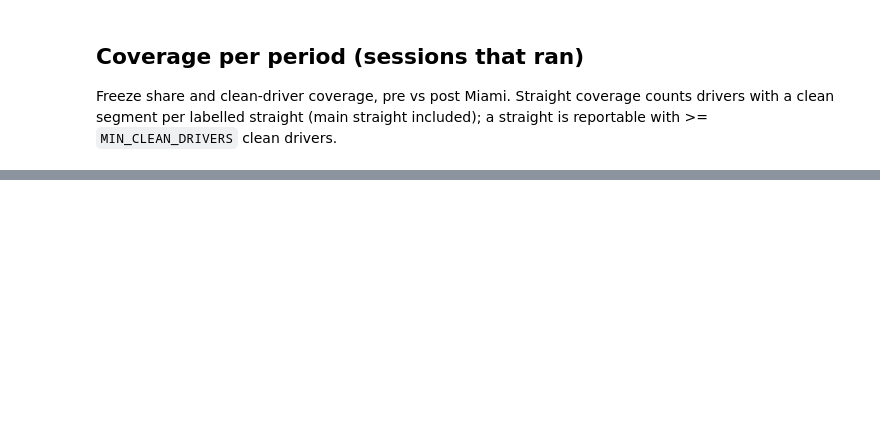
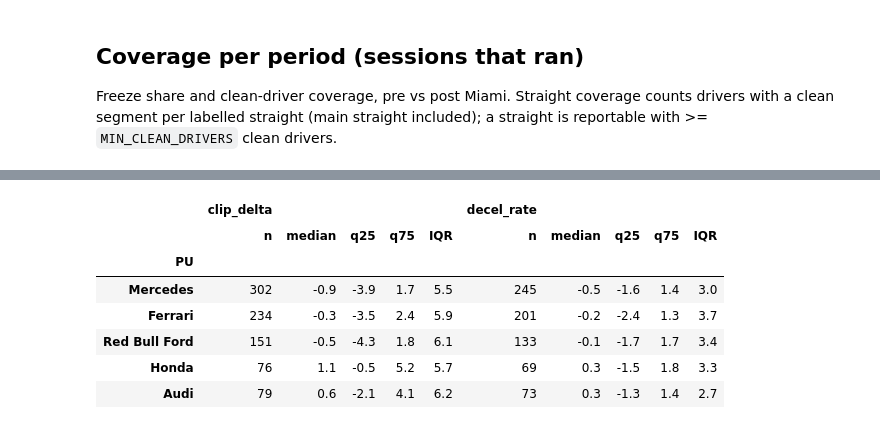
Before and after one commit to see7ien/Flat-Out, a Jupyter notebook: 02_season.ipynb, the cells around one changed output, grey strips where cells are left out. Cells and saved outputs as stored; diff of their text form; code cells hidden in the pictures; blank space fills up the shorter version.

```diff
--- a/02_season.ipynb
+++ b/02_season.ipynb
@@ -182,0 +172,31 @@ by_period.round(1)
+# %%
+seg = pd.concat([pd.read_csv(next(OUT.glob(f"{r.Round:02d}_*_segments.csv"))).assign(Round=r.Round, Event=r.Event, Period=r.Period)
+                 for r in season_qc[ok].itertuples()], ignore_index=True)
+seg["Straight"] = (seg.Round.map("{:02d}".format) + " " + seg.Event.str.replace(" Grand Prix", "") + " "
+                   + np.where(seg.CrossesTimingLine, "main", seg.Label))
+rep = seg[seg.groupby("Straight").Driver.transform("nunique") >= MIN_CLEAN_DRIVERS].copy()
+for m in ["clip_delta", "decel_rate"]:
+    rep[f"{m}_c"] = rep[m] - rep.groupby("Straight")[m].transform("mean")
+BELOW, ABOVE = f"median peak < {TAPER_ONSET_KMH:.0f} km/h (full 350 kW)", f"median peak >= {TAPER_ONSET_KMH:.0f} km/h (taper)"
+rep["Regime"] = np.where(rep.groupby("Straight").peak_speed.transform("median") < TAPER_ONSET_KMH, BELOW, ABOVE)
+PUS = list(PU_COLORS)
+
+
+def pu_summary(d, col):
+    """Per PU: n driver-straights, median and IQR of `col`."""
+    g = d.dropna(subset=[col]).groupby("PU")[col]
+    return (pd.DataFrame({"n": g.size(), "median": g.median(), "q25": g.quantile(.25), "q75": g.quantile(.75)})
+            .assign(IQR=lambda x: x.q75 - x.q25).reindex(PUS))
+
+
+summ_a = pd.concat({m: pu_summary(rep, f"{m}_c") for m in ["clip_delta", "decel_rate"]}, axis=1)
+summ_a.round(1)
+# %% [output]
+|  | clip_delta |  |  |  |  | decel_rate |  |  |  |  |
+|  | n | median | q25 | q75 | IQR | n | median | q25 | q75 | IQR |
+| PU |  |  |  |  |  |  |  |  |  |  |
+| Mercedes | 302 | -0.9 | -3.9 | 1.7 | 5.5 | 245 | -0.5 | -1.6 | 1.4 | 3.0 |
+| Ferrari | 234 | -0.3 | -3.5 | 2.4 | 5.9 | 201 | -0.2 | -2.4 | 1.3 | 3.7 |
+| Red Bull Ford | 151 | -0.5 | -4.3 | 1.8 | 6.1 | 133 | -0.1 | -1.7 | 1.7 | 3.4 |
+| Honda | 76 | 1.1 | -0.5 | 5.2 | 5.7 | 69 | 0.3 | -1.5 | 1.8 | 3.3 |
+| Audi | 79 | 0.6 | -2.1 | 4.1 | 6.2 | 73 | 0.3 | -1.3 | 1.4 | 2.7 |
```
Also changed, not shown: parts of 20 cells of this notebook, 5 other files.
